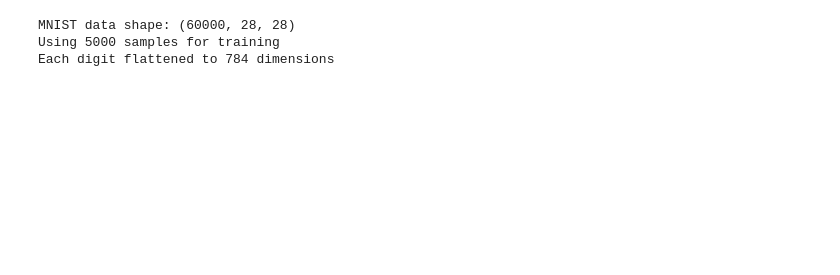
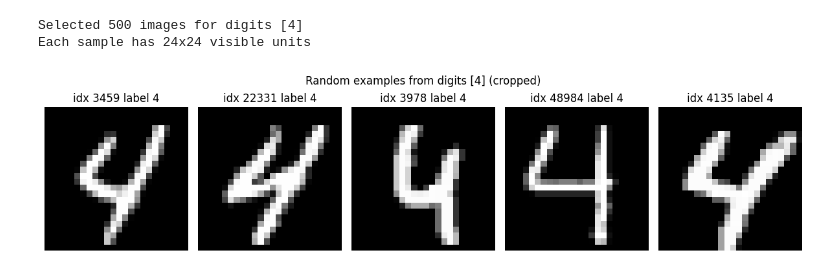
Before and after one commit to vivekhsridhar/EBMs, a Jupyter notebook: RestrictedBoltzmannMachine.ipynb, the cells around one changed output. Saved outputs shown, nothing was run; the diff lists cells and outputs as text; code cells hidden in the pictures; blank space fills up the shorter version.

```diff
--- a/RestrictedBoltzmannMachine.ipynb
+++ b/RestrictedBoltzmannMachine.ipynb
@@ -5,33 +11,45 @@ import keras
 # %%
-# Load MNIST dataset for training
+# Configuration (simple and documented for students)
+IMAGE_CROP = 2              # pixels cropped from each border (28 -> 28-2*IMAGE_CROP)
+DIGITS = [4]                # which digit classes to sample from (changeable list)
+N_TRAIN = 500               # how many images to use (sampled without replacement)
 
-try:
-    from keras.datasets import mnist
-    mnist_available = True
-except ImportError:
-    mnist_available = False
-    print("keras not found. Install with: pip install keras")
+# Load MNIST and crop to match Hopfield notebook preprocessing
+(X_train, y_train), _ = mnist.load_data()
+X_train = X_train[:, IMAGE_CROP:-IMAGE_CROP, IMAGE_CROP:-IMAGE_CROP].astype('float32') / 255.0
+IMAGE_SIZE = X_train.shape[1]
 
-if not mnist_available:
-    raise ImportError("keras is required. Install with: pip install keras")
+# Select candidate images for the requested digits
+candidate_idx = np.where(np.isin(y_train, DIGITS))[0]
 
-# Load MNIST
-(X_train, y_train), (X_test, y_test) = mnist.load_data()
+# Randomly sample up to N_TRAIN indices from the candidates
+sel_pos = np.random.choice(candidate_idx.size, size=min(N_TRAIN, candidate_idx.size), replace=False)
+selected_idx = candidate_idx[sel_pos]            # indices in the original dataset
+selected_images = X_train[selected_idx]          # grayscale float images in [0,1]
+selected_labels = y_train[selected_idx]          # corresponding labels
 
-# Normalize to [0, 1] and flatten to vectors
-X_train = X_train.astype('float32') / 255.0
-X_train_flat = X_train.reshape(X_train.shape[0], -1)
+# Binarize each image by its own mean (visible units will be 0/1 for RBM)
+image_means = selected_images.mean(axis=(1,2), keepdims=True)
+training_patterns = (selected_images > image_means).astype(np.float32)
 
-# For faster prototyping, use a subset (e.g., first 5000 samples)
-n_samples = 5000
-training_data = X_train_flat[:n_samples]
-
-print(f"MNIST data shape: {X_train.shape}")
-print(f"Using {n_samples} samples for training")
-print(f"Each digit flattened to {training_data.shape[1]} dimensions")
+print(f"Selected {training_patterns.shape[0]} images for digits {DIGITS}")
+print(f"Each sample has {IMAGE_SIZE}x{IMAGE_SIZE} visible units")
 # %% [output]
-MNIST data shape: (60000, 28, 28)
-Using 5000 samples for training
-Each digit flattened to 784 dimensions
+Selected 500 images for digits [4]
+Each sample has 24x24 visible units
+# %%
+# Show up to 5 examples from the selected set so students can inspect data
+n_show = min(5, selected_images.shape[0])
+sel = np.random.choice(selected_images.shape[0], size=n_show, replace=False)
+fig, axes = plt.subplots(1, n_show, figsize=(12, 3))
+for i, idx in enumerate(sel):
+    axes[i].imshow(selected_images[idx], cmap='gray', interpolation='nearest')
+    axes[i].set_title(f"idx {selected_idx[idx]} label {selected_labels[idx]}")
+    axes[i].axis('off')
+plt.suptitle(f"Random examples from digits {DIGITS} (cropped)")
+plt.tight_layout()
+plt.show()
+# %% [output]
+[figure, added]
 # %%
 class Neuron:
```
Also changed, not shown: parts of 8 cells of this notebook, 1 other file.
